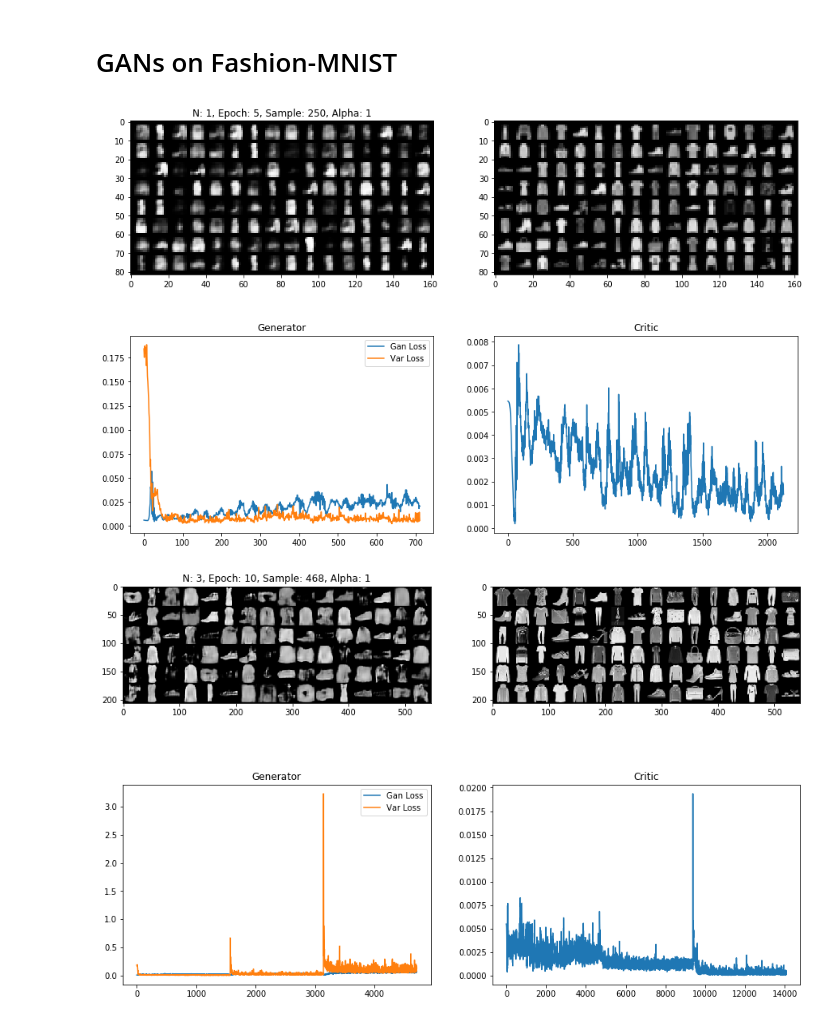
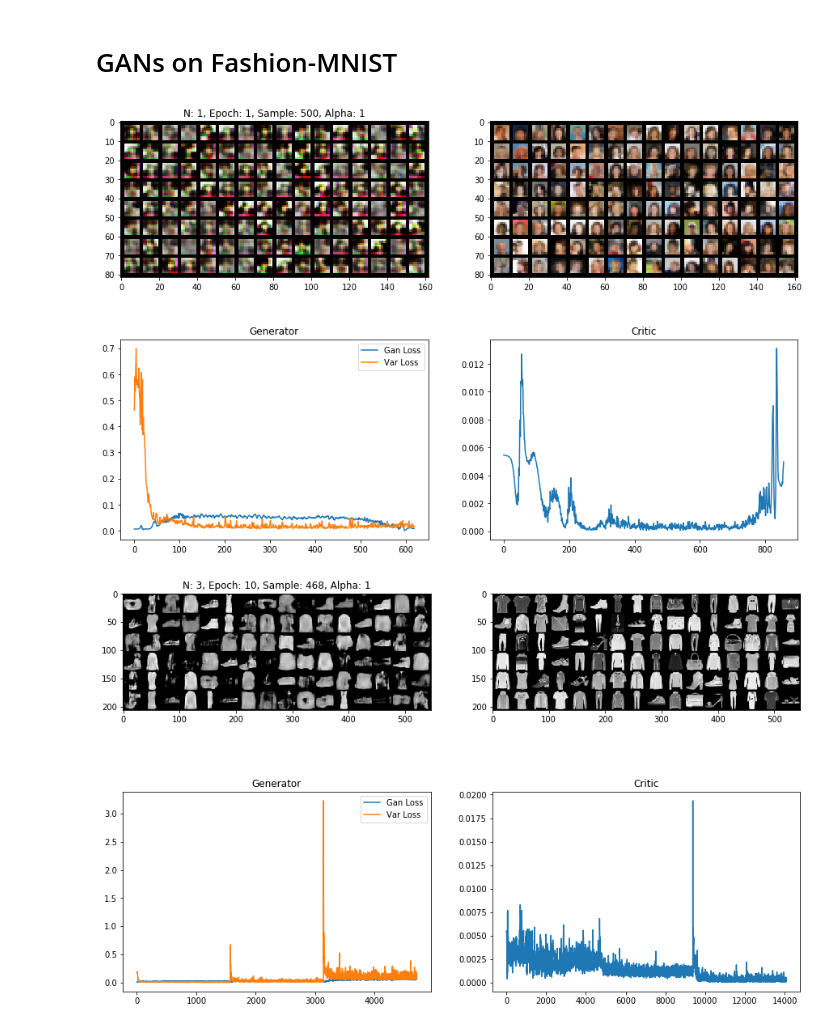
Before and after one commit to dyedgreen/dl-math-assignments, a Jupyter notebook: final_assignment.ipynb, the cells around one changed output. Saved outputs shown, nothing was run; the diff lists cells and outputs as text; code cells hidden in the pictures.

```diff
--- a/final_assignment.ipynb
+++ b/final_assignment.ipynb
@@ -211,8 +211,8 @@ def create_loader(width, height):
         torchvision.transforms.Resize((width, height)),
         torchvision.transforms.ToTensor(),
     ))
-    # dataset = torchvision.datasets.ImageFolder("./data/CelebA", transform=t)
-    dataset = torchvision.datasets.FashionMNIST("./data/FashionMNIST", download=True, transform=t)
+    dataset = torchvision.datasets.ImageFolder("./data/CelebA", transform=t)
+    # dataset = torchvision.datasets.FashionMNIST("./data/FashionMNIST", download=True, transform=t)
     return torch.utils.data.DataLoader(dataset, batch_size=128)
 # %%
 # Loss function
@@ -220,8 +220,8 @@ def loss(c, fill=1.0):
     return F.binary_cross_entropy(c, torch.empty(sample.size(0), requires_grad=False).fill_(fill))
 # %%
 # Model and optimizer
-model = Generator(rgb=False)
-critic = Critic(rgb=False)
+model = Generator(rgb=True)
+critic = Critic(rgb=True)
 
 optim_g = torch.optim.Adam(model.parameters(), lr=1e-3)
 optim_c = torch.optim.Adam(critic.parameters(), lr=1e-3)
@@ -231,9 +231,9 @@ losses_var = []
 losses_c = []
 # %%
 # Training time...
-resolutions = [8, 16, 32]
-epochs = 10 # per res.
-k = 3
+resolutions = [8, 16, 32, 64]
+epochs = 15 # per res.
+k = 1
 img_freq = 250
 
 beta = 100.0
@@ -267,34 +267,34 @@ for n, res in enumerate(resolutions):
                 optim_g.zero_grad()
 
                 loss_g = loss(critic_fake, 1.0) / sample.size(0)
                 loss_var = alpha * beta * (torch.var(fake_sample, dim=0) - torch.var(sample, dim=0)).pow(2).sum() / sample.size(0)
 
                 losses_g.append(loss_g.item())
                 losses_var.append(loss_var.item())
 
                 (loss_g + loss_var).backward()
 
                 optim_g.step()
 
             # Generate sample
             if img_freq != 0 and idx % img_freq == 0:
                 clear_output(wait=True)
                 fig, ax = plt.subplots(2, 2, figsize=(15, 10))
                 ax[0][0].set_title("N: {}, Epoch: {}, Sample: {}, Alpha: {}".format(n+1, epoch, idx, alpha))
                 with torch.no_grad():
                     ax[0][0].imshow(to_img(make_grid(model(sample.size(0), n+1, alpha), nrow=16)), cmap="gray")
                     ax[0][1].imshow(to_img(make_grid(sample, nrow=16)), cmap="gray")
 
                     ax[1][0].plot(losses_g, label="Gan Loss")
                     ax[1][0].plot(losses_var, label="Var Loss")
                     ax[1][1].plot(losses_c)
 
                     ax[1][0].set_title("Generator")
                     ax[1][1].set_title("Critic")
                     ax[1][0].legend()
                 plt.show()
 # %% [output]
-[figure, old version]
+[figure, new version]
 # %%
 # Save model parameters (for later use)
 with open("./model_final_2.p", "wb") as f:
```
Also changed, not shown: 3 other files.
